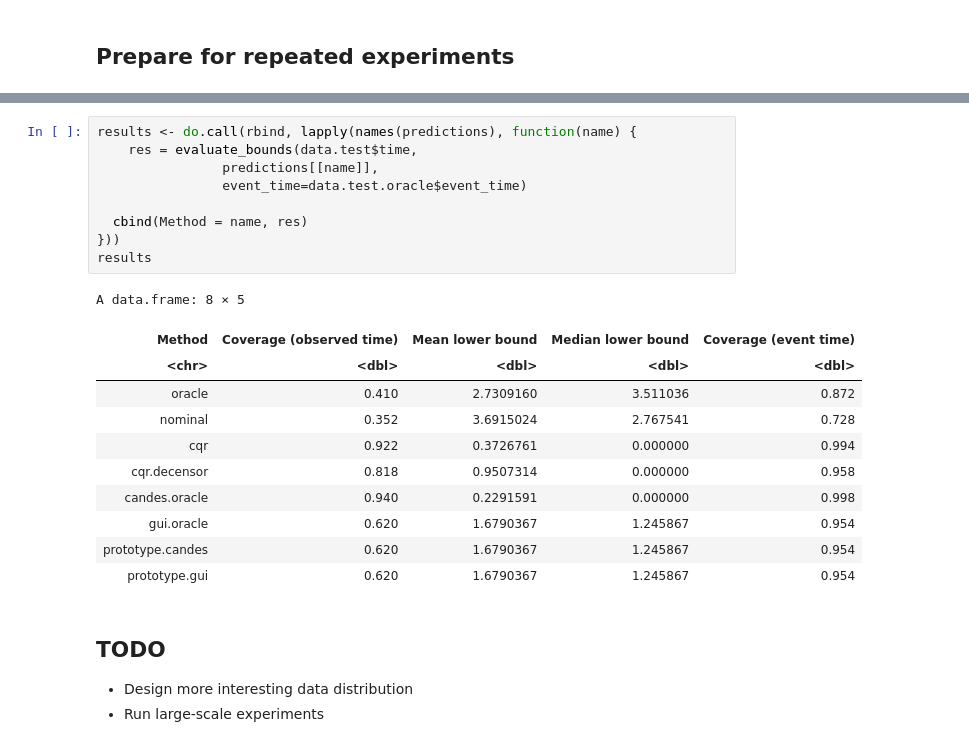
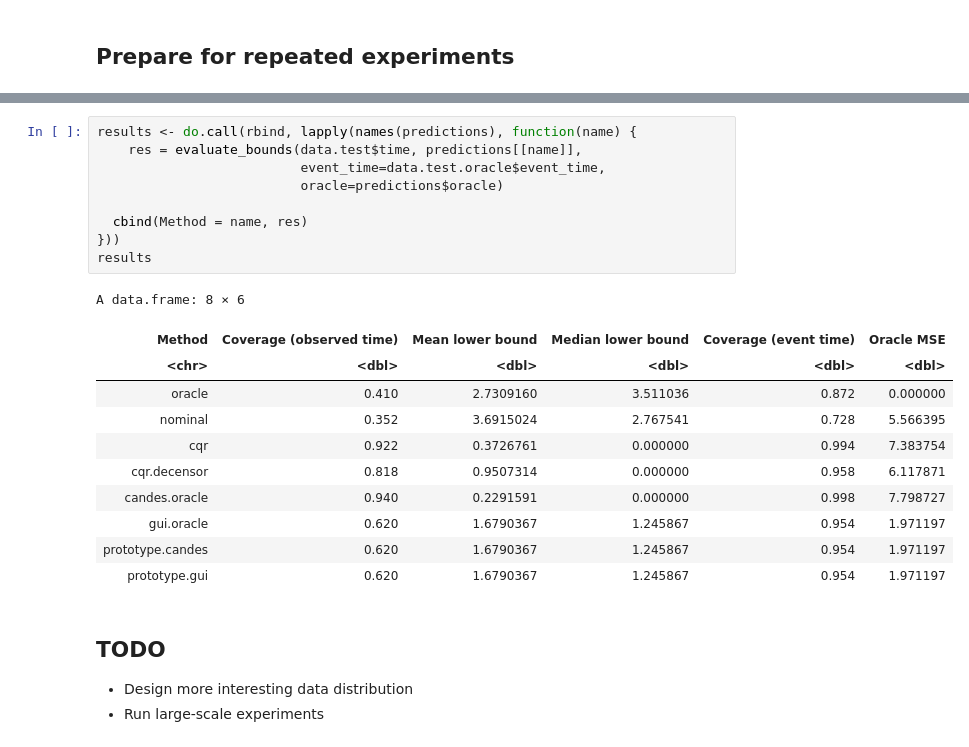
Before and after one commit to msesia/conformal_survival, a Jupyter notebook: code/examples/survival-cqr-new.ipynb, the cells around one changed output, grey strips where cells are left out. Cells and saved outputs as stored; diff of their text form.

Commit message:
Added oracle-MSE diagnostics

```diff
--- a/code/examples/survival-cqr-new.ipynb
+++ b/code/examples/survival-cqr-new.ipynb
@@ -501,24 +515,24 @@ Warning message in sample_time(survival_probs[i, ], failure_times, min_time = T[
 # %%
 results <- do.call(rbind, lapply(names(predictions), function(name) {
-    res = evaluate_bounds(data.test$time,
-                predictions[[name]],
-                event_time=data.test.oracle$event_time)
+    res = evaluate_bounds(data.test$time, predictions[[name]],
+                          event_time=data.test.oracle$event_time,
+                          oracle=predictions$oracle)
 
   cbind(Method = name, res)
 }))
 results
 # %% [output]
-A data.frame: 8 × 5
+A data.frame: 8 × 6
-| Method | Coverage (observed time) | Mean lower bound | Median lower bound | Coverage (event time) |
-| <chr> | <dbl> | <dbl> | <dbl> | <dbl> |
-| oracle | 0.410 | 2.7309160 | 3.511036 | 0.872 |
-| nominal | 0.352 | 3.6915024 | 2.767541 | 0.728 |
-| cqr | 0.922 | 0.3726761 | 0.000000 | 0.994 |
-| cqr.decensor | 0.818 | 0.9507314 | 0.000000 | 0.958 |
-| candes.oracle | 0.940 | 0.2291591 | 0.000000 | 0.998 |
-| gui.oracle | 0.620 | 1.6790367 | 1.245867 | 0.954 |
-| prototype.candes | 0.620 | 1.6790367 | 1.245867 | 0.954 |
-| prototype.gui | 0.620 | 1.6790367 | 1.245867 | 0.954 |
+| Method | Coverage (observed time) | Mean lower bound | Median lower bound | Coverage (event time) | Oracle MSE |
+| <chr> | <dbl> | <dbl> | <dbl> | <dbl> | <dbl> |
+| oracle | 0.410 | 2.7309160 | 3.511036 | 0.872 | 0.000000 |
+| nominal | 0.352 | 3.6915024 | 2.767541 | 0.728 | 5.566395 |
+| cqr | 0.922 | 0.3726761 | 0.000000 | 0.994 | 7.383754 |
+| cqr.decensor | 0.818 | 0.9507314 | 0.000000 | 0.958 | 6.117871 |
+| candes.oracle | 0.940 | 0.2291591 | 0.000000 | 0.998 | 7.798727 |
+| gui.oracle | 0.620 | 1.6790367 | 1.245867 | 0.954 | 1.971197 |
+| prototype.candes | 0.620 | 1.6790367 | 1.245867 | 0.954 | 1.971197 |
+| prototype.gui | 0.620 | 1.6790367 | 1.245867 | 0.954 | 1.971197 |
 # %% [markdown]
 ## TODO
 
```
Also changed, not shown: parts of 13 cells of this notebook, 2 other files.
